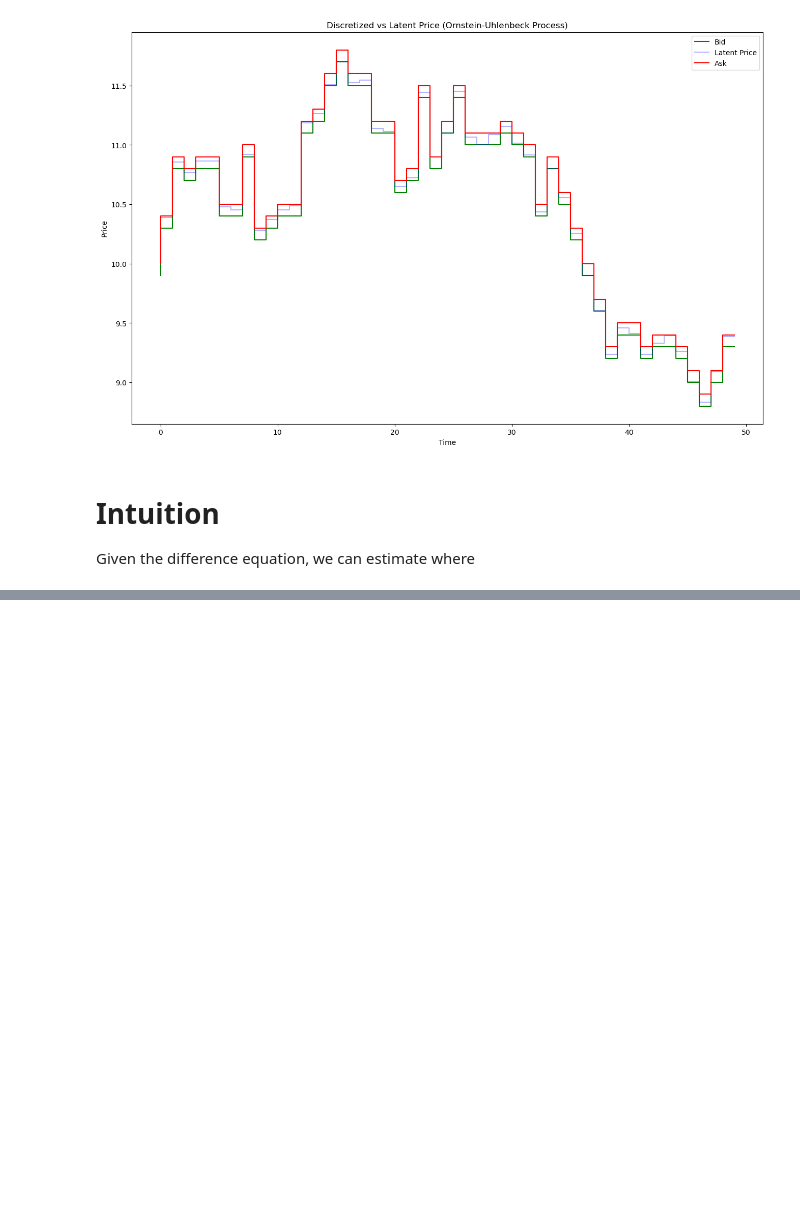
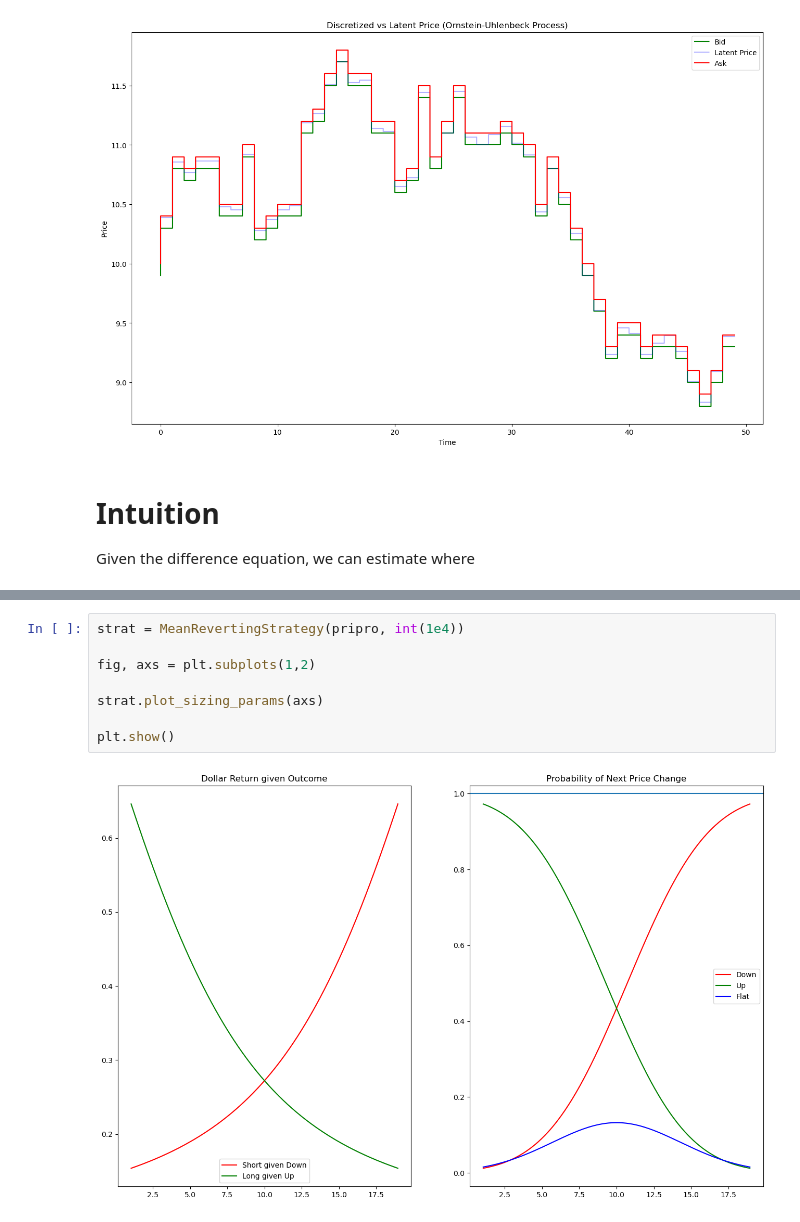
Before and after one commit to philipwlee/oumm, a Jupyter notebook: ou_market_making.ipynb, the cells around one changed output, grey strips where cells are left out. Drawn from its saved outputs; the diff is of its cells as text; blank space fills up the shorter version.

```diff
--- a/ou_market_making.ipynb
+++ b/ou_market_making.ipynb
@@ -157,0 +232,10 @@ array([ 0.   , -0.007, -0.014, -0.021, -0.028, -0.035, -0.042, -0.049,
+# %%
+strat = MeanRevertingStrategy(pripro, int(1e4))
+
+fig, axs = plt.subplots(1,2)
+
+strat.plot_sizing_params(axs)
+
+plt.show()
+# %% [output]
+[figure, added]
```
Also changed, not shown: parts of 12 cells of this notebook, 1 other file.
